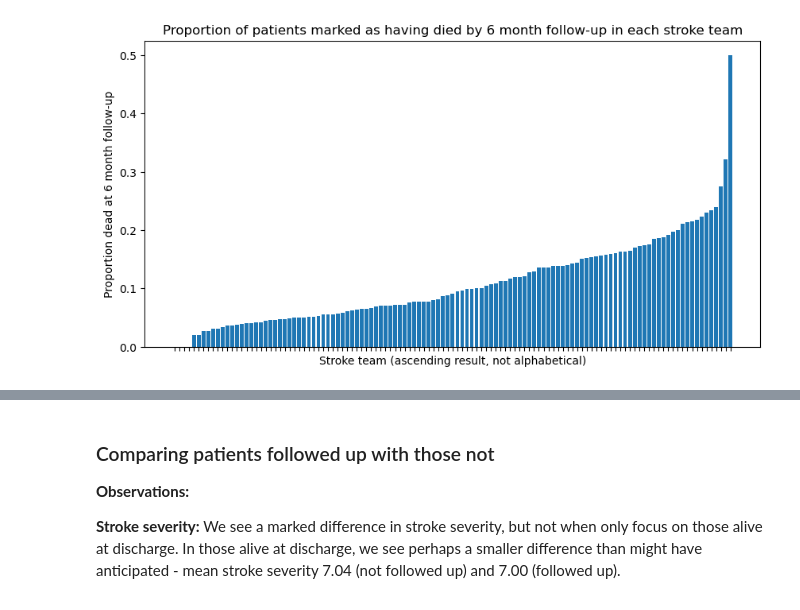
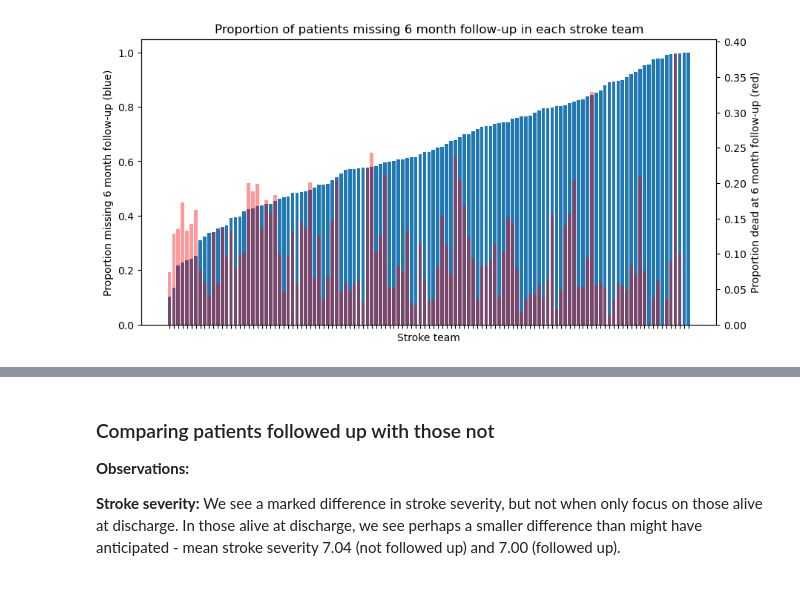
Before and after one commit to samuel-book/samuel_2_data_prep, a Jupyter notebook: descriptive_statistics/disability_6_months.ipynb, the cells around one changed output, grey strips where cells are left out. Drawn from its saved outputs; the diff is of its cells as text; code cells hidden in the pictures.

Commit message:
More detailed introduction. Much tidier and clearer completion of data section, only focussing on the key results

```diff
--- a/descriptive_statistics/disability_6_months.ipynb
+++ b/descriptive_statistics/disability_6_months.ipynb
@@ -176,0 +100,3 @@ Find proportion of patients who do not have data on disability at 6 months, by s
+# %%
+# Remove patients who were dead at discharge
+data_full_alive = data_full[data_full['death'] == 0].copy()
@@ -252,14 +211,24 @@ Name: death, dtype: float64
 # %%
-# Plot proportion marked as having died at follow-up in each team, ascending
+# Add record of the proportion who died
+team_missing_death = pd.concat([missing_6_month,
+                                team_complete_death], axis=1).reset_index()
+
+# Plot completion rate in each team, ascending
 fig, ax = plt.subplots(figsize=(10, 5))
-team_complete_death = team_complete_death.sort_values()
-ax.bar(x=team_complete_death.index,
-       height=team_complete_death)
-ax.set_xlabel('Stroke team (ascending result, not alphabetical)')
-ax.set_ylabel('Proportion dead at 6 month follow-up')
-ax.set_title('Proportion of patients marked as having died by 6 month ' +
-             'follow-up in each stroke team')
+ax.bar(x=team_missing_death['stroke_team'],
+       height=team_missing_death['missing_6_month'])
+ax.set_xlabel('Stroke team')
+ax.set_ylabel('Proportion missing 6 month follow-up (blue)')
+ax.set_title('Proportion of patients missing 6 month follow-' +
+             'up in each stroke team')
 ax.tick_params(labelbottom=False)
+
+# Add overlaid histogram with proportion who had died
+ax2 = ax.twinx()
+ax2.bar(x=team_missing_death['stroke_team'],
+        height=team_missing_death['death'],
+        color='red', alpha=0.4)
+ax2.set_ylabel('Proportion dead at 6 month follow-up (red)')
 plt.show()
 # %% [output]
-[figure, old version]
+[figure, new version]
```
Also changed, not shown: parts of 45 cells of this notebook.
